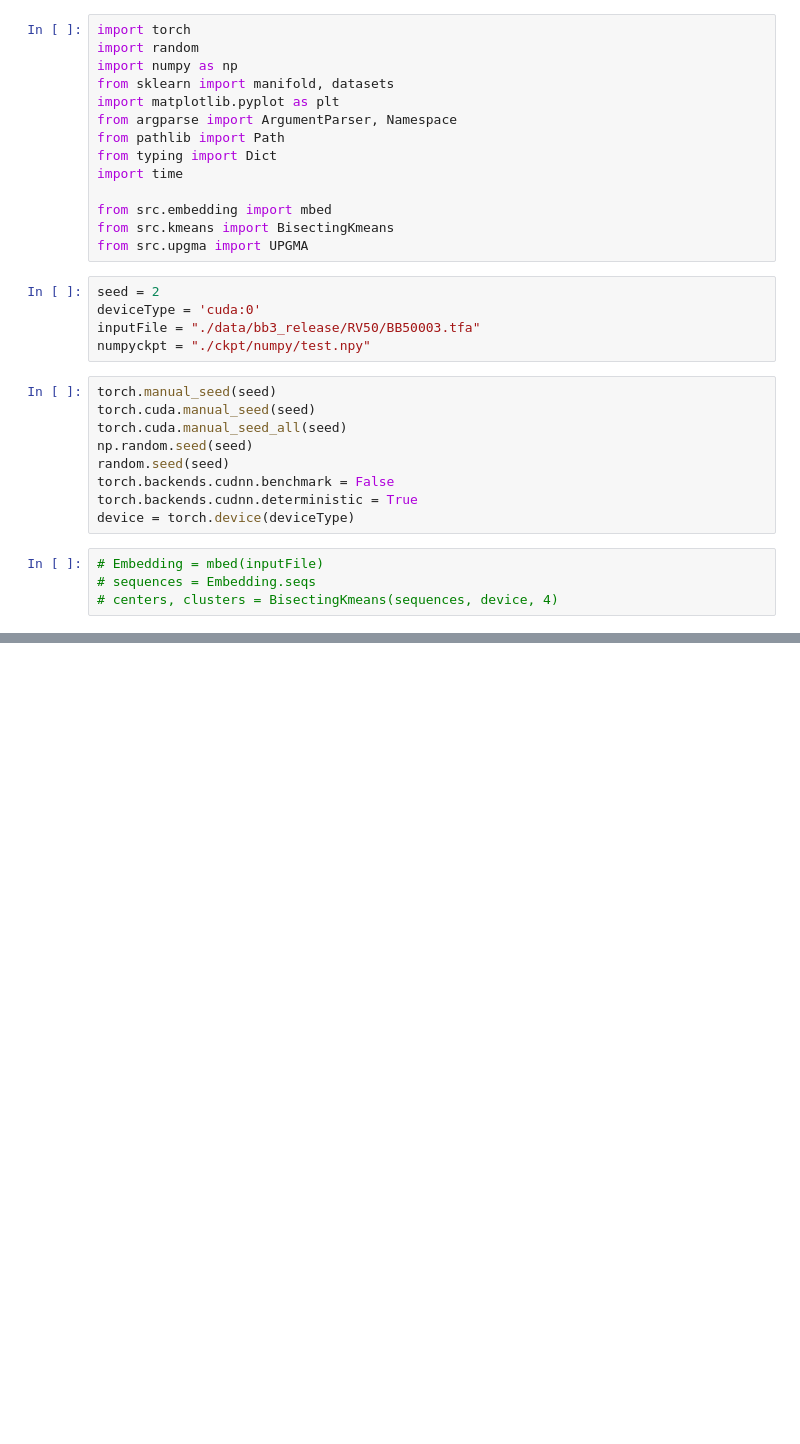
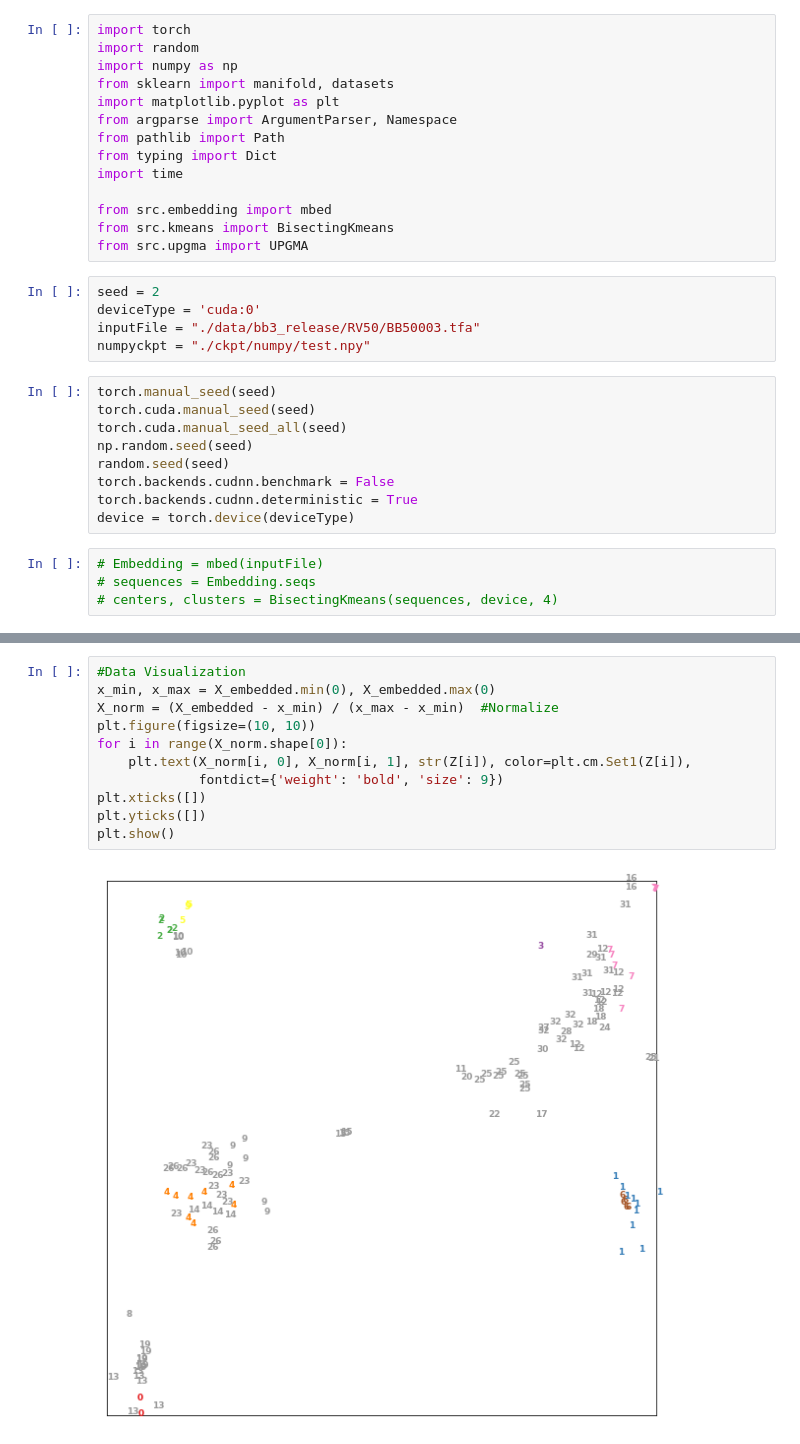
Before and after one commit to JeterHwang/guide-tree, a Jupyter notebook: guideTree-python/visualize.ipynb, the cells around one changed output, grey strips where cells are left out. Drawn from its saved outputs; the diff is of its cells as text; blank space fills up the shorter version.

```diff
--- a/guideTree-python/visualize.ipynb
+++ b/guideTree-python/visualize.ipynb
@@ -86,0 +73,13 @@ print(a)
+# %%
+#Data Visualization
+x_min, x_max = X_embedded.min(0), X_embedded.max(0)
+X_norm = (X_embedded - x_min) / (x_max - x_min)  #Normalize
+plt.figure(figsize=(10, 10))
+for i in range(X_norm.shape[0]):
+    plt.text(X_norm[i, 0], X_norm[i, 1], str(Z[i]), color=plt.cm.Set1(Z[i]),
+             fontdict={'weight': 'bold', 'size': 9})
+plt.xticks([])
+plt.yticks([])
+plt.show()
+# %% [output]
+[figure, added]
```
Also changed, not shown: parts of 4 cells of this notebook, 19 other files.
